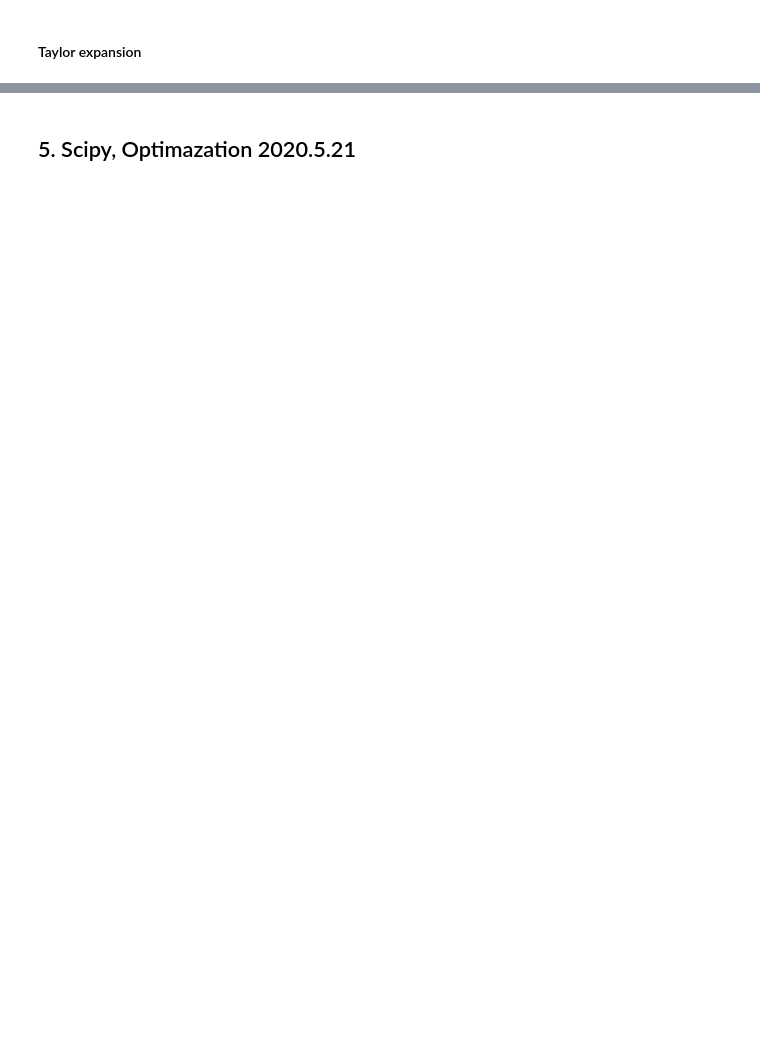
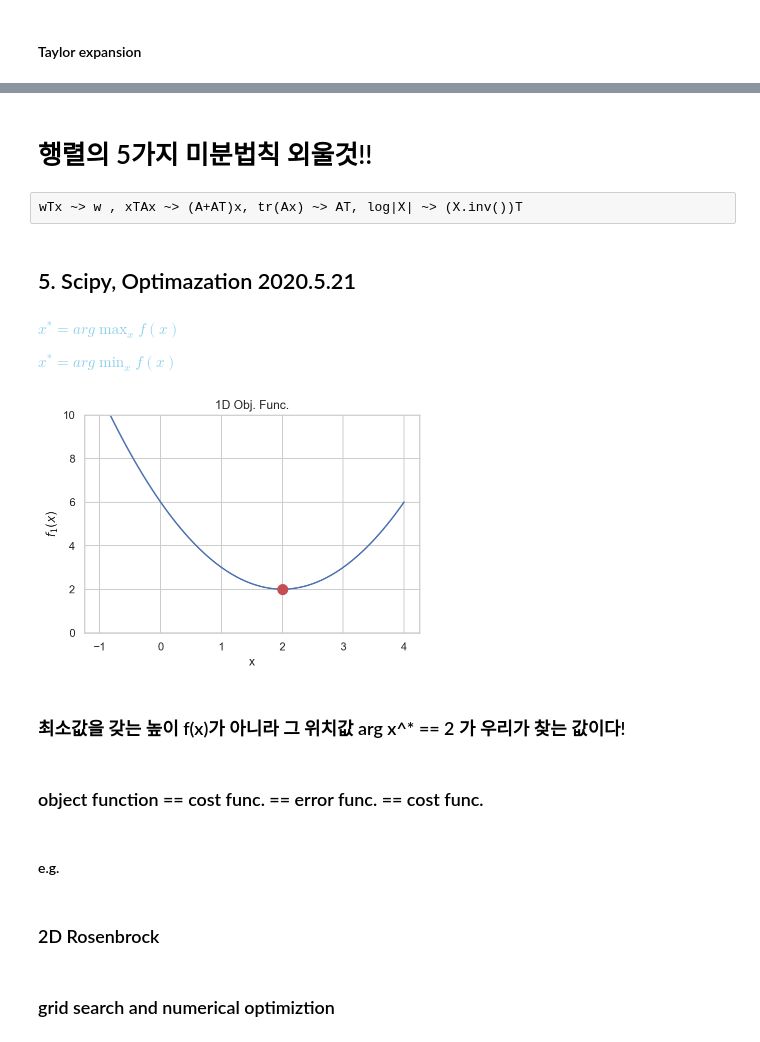
Before and after one commit to KIMS-Github/TIL_, a Jupyter notebook: math/Math_Test_1_2_3/Math_test_part1.ipynb, the cells around one changed output, grey strips where cells are left out. Cells and saved outputs as stored; diff of their text form; code cells hidden in the pictures; blank space fills up the shorter version.

```diff
--- a/math/Math_Test_1_2_3/Math_test_part1.ipynb
+++ b/math/Math_Test_1_2_3/Math_test_part1.ipynb
@@ -372,3 +360,8 @@ plt.show()
 [figure]
 # %% [markdown]
 #### Partial Diff.
+# %%
+import sympy
+x, y = sympy.symbols('x y')
+f = x ** 2 + 4 * x * y + 4 * y ** 2
+f
@@ -380,2 +414,36 @@ equation of tangent(a만큼 평행이동된 접선의 방정식
+# %% [markdown]
+# 행렬의 5가지 미분법칙 외울것!!
+# %% [raw]
+wTx ~> w , xTAx ~> (A+AT)x, tr(Ax) ~> AT, log|X| ~> (X.inv())T
 # %% [markdown]
 ## 5. Scipy, Optimazation 2020.5.21
+# %% [markdown]
+<font color = "skyblue"> $ x^*  = arg\max_x f(x) $
+
+<font color = "skyblue"> $ x^*  = arg\min_x f(x) $
+# %%
+def f1(x):
+    return (x - 2) ** 2 + 2
+
+xx = np.linspace(-1, 4, 100)
+plt.plot(xx, f1(xx))
+plt.plot(2, 2, 'ro', markersize=10)
+plt.ylim(0, 10)
+plt.xlabel("x")
+plt.ylabel("$f_1(x)$")
+plt.title("1D Obj. Func.")
+plt.show()
+%matplotlib inline
+%config InlineBackend.figure_format = 'retina'
+# %% [output]
+[figure, added]
+# %% [markdown]
+### <font color = "yellow ">  최소값을 갖는 높이 f(x)가 아니라 그 위치값 arg x^* == 2 가 우리가 찾는 값이다!
+# %% [markdown]
+### object function == cost func. == error func. == cost func.
+# %% [markdown]
+#### e.g.
+# %% [markdown]
+### 2D Rosenbrock
+# %% [markdown]
+### grid search and numerical optimiztion
```
Also changed, not shown: parts of 54 cells of this notebook.
